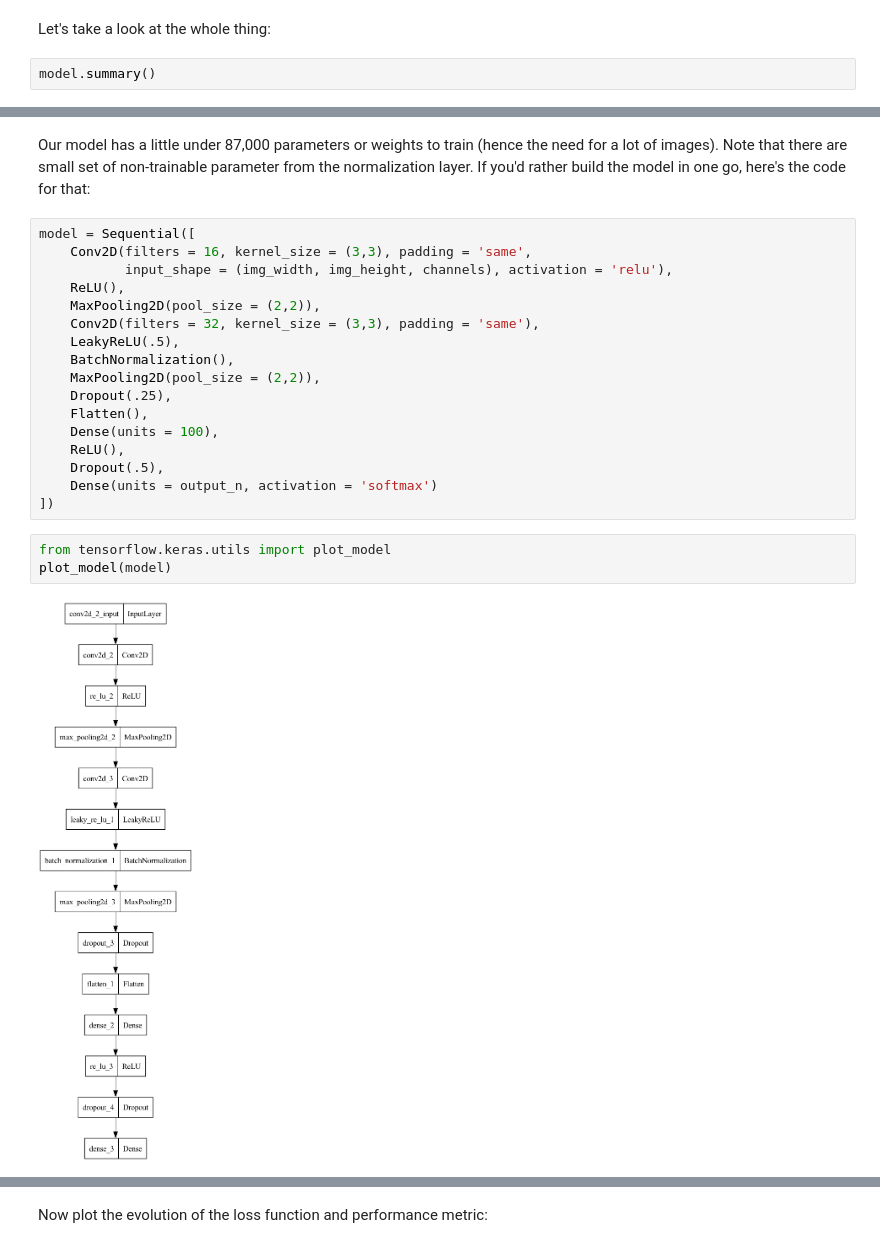
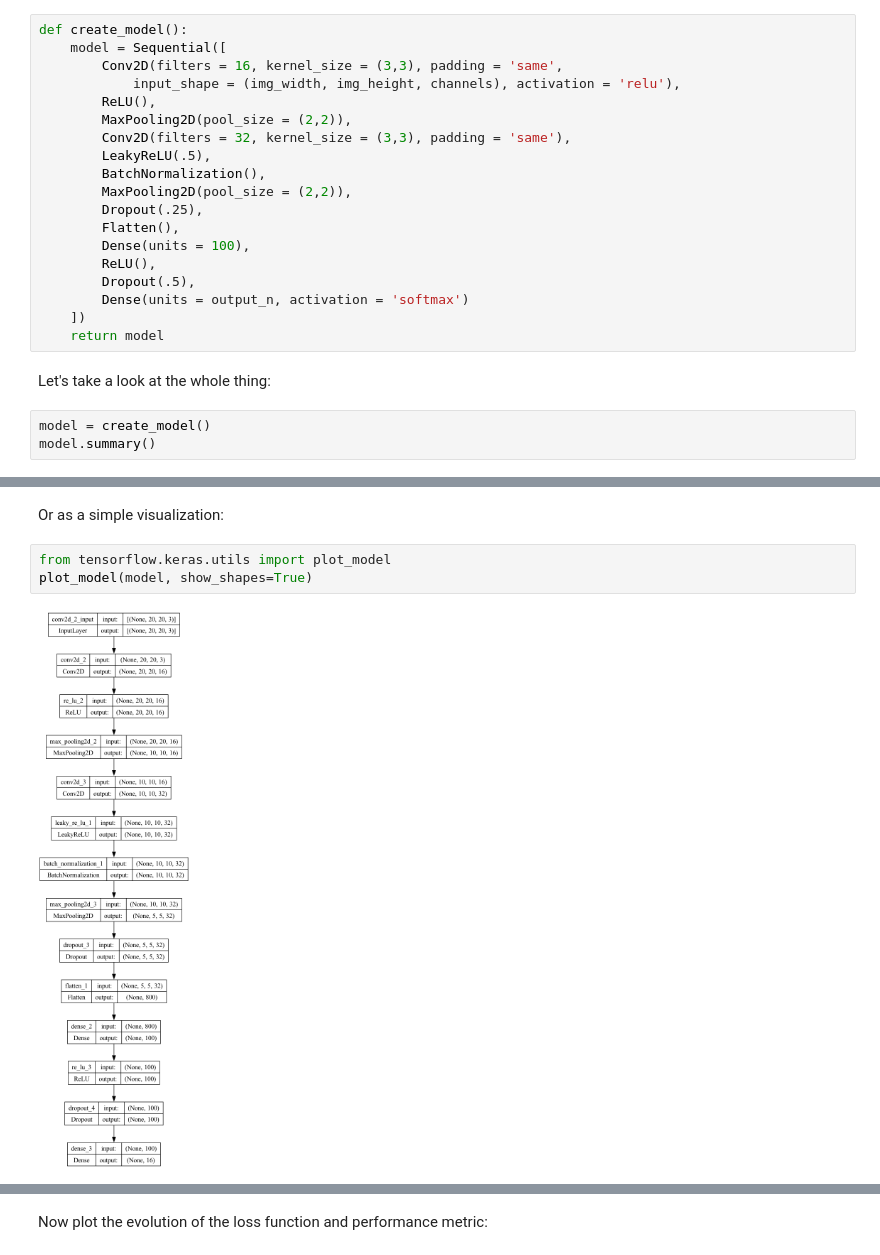
Before and after one commit to simonbrewer/MAGIC_AI_Workshop, a Jupyter notebook: Lab02_CNNs/MAGIC_02_CNNs.ipynb, the cells around one changed output, grey strips where cells are left out. Cells and saved outputs as stored; diff of their text form.

```diff
--- a/Lab02_CNNs/MAGIC_02_CNNs.ipynb
+++ b/Lab02_CNNs/MAGIC_02_CNNs.ipynb
@@ -241,5 +264,25 @@ model.add(Dense(units = output_n, activation = 'softmax'))
+# %%
+def create_model():
+    model = Sequential([
+        Conv2D(filters = 16, kernel_size = (3,3), padding = 'same',
+            input_shape = (img_width, img_height, channels), activation = 'relu'),
+        ReLU(),
+        MaxPooling2D(pool_size = (2,2)),
+        Conv2D(filters = 32, kernel_size = (3,3), padding = 'same'),
+        LeakyReLU(.5),
+        BatchNormalization(),
+        MaxPooling2D(pool_size = (2,2)),
+        Dropout(.25),
+        Flatten(),
+        Dense(units = 100),
+        ReLU(),
+        Dropout(.5),
+        Dense(units = output_n, activation = 'softmax')
+    ])
+    return model
 # %% [markdown]
 Let's take a look at the whole thing:
 # %%
+model = create_model()
 model.summary()
 # %% [output]
@@ -260,27 +303,10 @@ Total params: 86932 (339.58 KB)
 Trainable params: 86868 (339.33 KB)
 Non-trainable params: 64 (256.00 Byte)
 _________________________________________________________________
-# %% [markdown]
-Our model has a little under 87,000 parameters or weights to train (hence the need for a lot of images). Note that there are small set of non-trainable parameter from the normalization layer. If you'd rather build the model in one go, here's the code for that:
-# %%
-model = Sequential([
-    Conv2D(filters = 16, kernel_size = (3,3), padding = 'same',
-           input_shape = (img_width, img_height, channels), activation = 'relu'),
-    ReLU(),
-    MaxPooling2D(pool_size = (2,2)),
-    Conv2D(filters = 32, kernel_size = (3,3), padding = 'same'),
-    LeakyReLU(.5),
-    BatchNormalization(),
-    MaxPooling2D(pool_size = (2,2)),
-    Dropout(.25),
-    Flatten(),
-    Dense(units = 100),
-    ReLU(),
-    Dropout(.5),
-    Dense(units = output_n, activation = 'softmax')
-])
+# %% [markdown]
+Or as a simple visualization:
 # %%
 from tensorflow.keras.utils import plot_model
-plot_model(model)
+plot_model(model, show_shapes=True)
 # %% [output]
-[figure, old version]
+[figure, new version]
```
Also changed, not shown: parts of 26 cells of this notebook.
